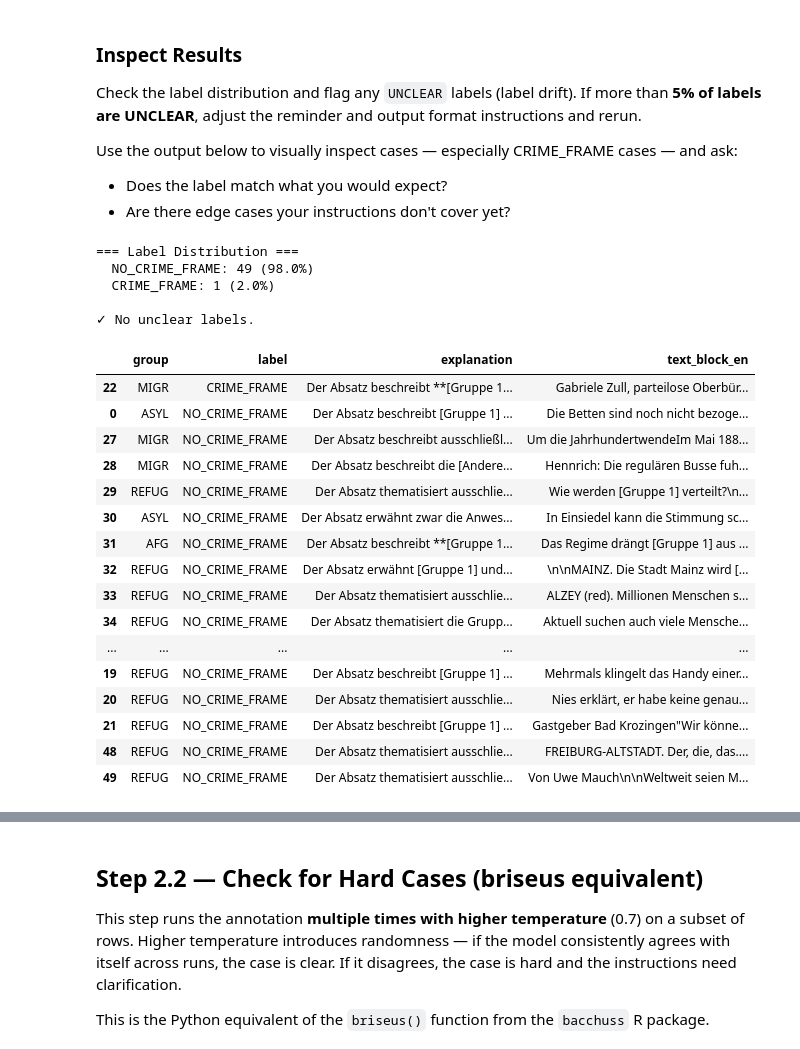
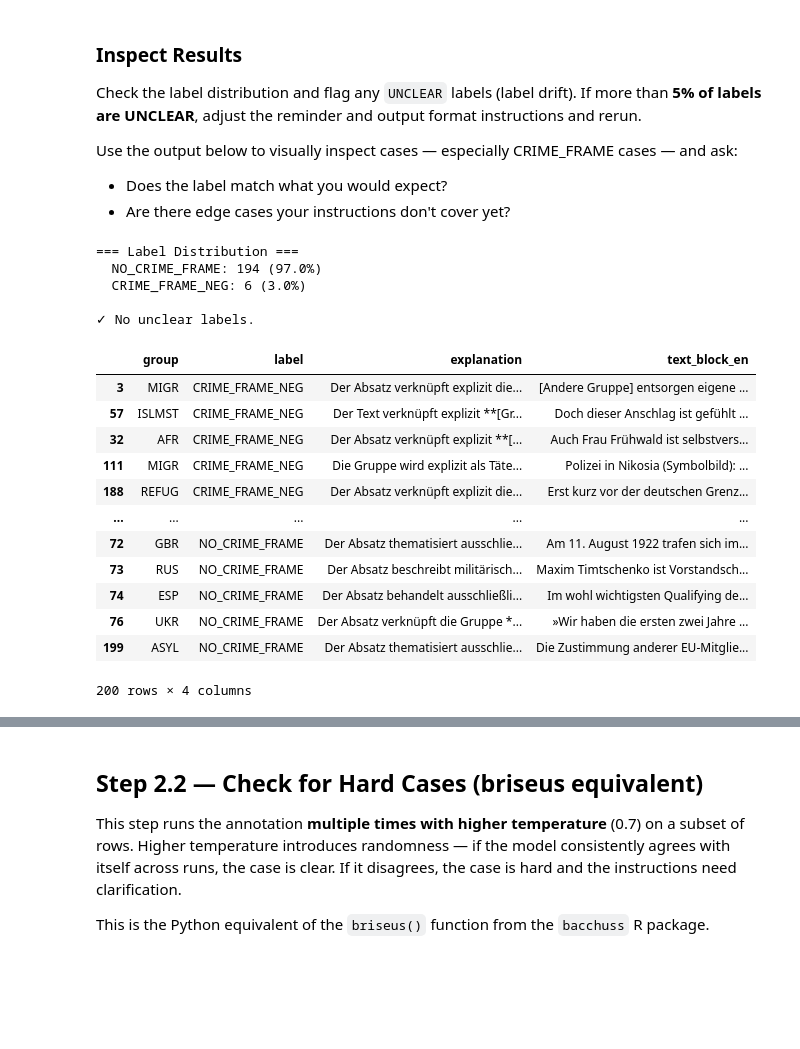
Before and after one commit to marmeepandya/CAC-Project, a Jupyter notebook: framing_annotation_step2.ipynb, the cells around one changed output, grey strips where cells are left out. Drawn from its saved outputs; the diff is of its cells as text; code cells hidden in the pictures; blank space fills up the shorter version.

```diff
--- a/framing_annotation_step2.ipynb
+++ b/framing_annotation_step2.ipynb
@@ -192,7 +232,13 @@ Name: count, dtype: int64
+# %%
+# Sample from the full dataset
+sample_2_1 = df.sample(
+    n=SAMPLE_SIZE_2_1,
+    random_state=RANDOM_SEED
+).reset_index(drop=True)
 # %%
 results_2_1 = []
 
-for i, row in targeted_sample.iterrows():
+for i, row in sample_2_1.iterrows():
     raw = annotate(str(row["text_block"]), instructions, reminder, temperature=0.0)
     label = parse_label(raw)
     explanation = parse_explanation(raw)
@@ -208,12 +254,29 @@ for i, row in targeted_sample.iterrows():
     })
 
     if (i + 1) % 10 == 0:
-        print(f"  [{i+1}/50] done — CRIME_FRAME so far: {sum(1 for r in results_2_1 if r['label'] == 'CRIME_FRAME')}")
+        n_neg = sum(1 for r in results_2_1 if r["label"] == "CRIME_FRAME_NEG")
+        n_pos = sum(1 for r in results_2_1 if r["label"] == "CRIME_FRAME_POS")
+        n_unclear = sum(1 for r in results_2_1 if r["label"] == "UNCLEAR")
+
+        print(
+            f"  [{i+1}/{len(sample_2_1)}] done "
+            f"NEG: {n_neg}, POS: {n_pos}, UNCLEAR: {n_unclear}"
+        )
 
 annotation_2_1 = pd.DataFrame(results_2_1)
-annotation_2_1.to_csv("results/annotation_2_1.csv", index=False)
 
-print(f"\nDone!")
+# Save full Step 2.1 output only
+annotation_2_1.to_csv(OUTPUT_2_1, index=False)
+
+print(f"\nSaved Step 2.1 to {OUTPUT_2_1}")
+print("\nDone!")
 print(annotation_2_1["label"].value_counts())
-print(f"\nCRIME_FRAME rate: {len(annotation_2_1[annotation_2_1['label']=='CRIME_FRAME'])/len(annotation_2_1)*100:.1f}%")
+
+crime_total = annotation_2_1["label"].isin(["CRIME_FRAME_NEG", "CRIME_FRAME_POS"]).sum()
+
+print(f"\nAny CRIME_FRAME rate: {crime_total / len(annotation_2_1) * 100:.1f}%")
+print(f"CRIME_FRAME_NEG rate: {(annotation_2_1['label'] == 'CRIME_FRAME_NEG').mean() * 100:.1f}%")
+print(f"CRIME_FRAME_POS rate: {(annotation_2_1['label'] == 'CRIME_FRAME_POS').mean() * 100:.1f}%")
+print(f"NO_CRIME_FRAME rate: {(annotation_2_1['label'] == 'NO_CRIME_FRAME').mean() * 100:.1f}%")
+print(f"UNCLEAR rate: {(annotation_2_1['label'] == 'UNCLEAR').mean() * 100:.1f}%")
 # %% [output]
@@ -247,39 +314,38 @@ for label, count in annotation_2_1["label"].value_counts().items():
 
 # Flag unclear labels
 unclear = annotation_2_1[annotation_2_1["label"] == "UNCLEAR"]
+
 if len(unclear) > 0:
     pct = len(unclear) / total * 100
     print(f"\nUNCLEAR labels: {len(unclear)} ({pct:.1f}%)")
+
     if pct > 5:
         print("   → More than 5% unclear. Consider adjusting the reminder and output format.")
-    print(unclear[["text_block_en", "raw_output"]].to_string())
 else:
     print("\n✓ No unclear labels.")
 # %% [output]
 === Label Distribution ===
-  NO_CRIME_FRAME: 49 (98.0%)
-  CRIME_FRAME: 1 (2.0%)
+  NO_CRIME_FRAME: 194 (97.0%)
+  CRIME_FRAME_NEG: 6 (3.0%)
 
 ✓ No unclear labels.
 # %%
 # Browse all results — sort by label for easier inspection
-annotation_2_1[["group", "label", "explanation", "text_block_en"]].sort_values("label")
+annotation_2_1[
+    ["group", "label", "explanation", "text_block_en"]
+].sort_values("label")
 # %% [output]
 |  | group | label | explanation | text_block_en |
-| 22 | MIGR | CRIME_FRAME | Der Absatz beschreibt **[Gruppe 1... | Gabriele Zull, parteilose Oberbür... |
-| 0 | ASYL | NO_CRIME_FRAME | Der Absatz beschreibt [Gruppe 1] ... | Die Betten sind noch nicht bezoge... |
-| 27 | MIGR | NO_CRIME_FRAME | Der Absatz beschreibt ausschließl... | Um die JahrhundertwendeIm Mai 188... |
-| 28 | MIGR | NO_CRIME_FRAME | Der Absatz beschreibt die [Andere... | Hennrich: Die regulären Busse fuh... |
-| 29 | REFUG | NO_CRIME_FRAME | Der Absatz thematisiert ausschlie... | Wie werden [Gruppe 1] verteilt?\n... |
-| 30 | ASYL | NO_CRIME_FRAME | Der Absatz erwähnt zwar die Anwes... | In Einsiedel kann die Stimmung sc... |
-| 31 | AFG | NO_CRIME_FRAME | Der Absatz beschreibt **[Gruppe 1... | Das Regime drängt [Gruppe 1] aus ... |
-| 32 | REFUG | NO_CRIME_FRAME | Der Absatz erwähnt [Gruppe 1] und... | \n\nMAINZ. Die Stadt Mainz wird [... |
-| 33 | REFUG | NO_CRIME_FRAME | Der Absatz thematisiert ausschlie... | ALZEY (red). Millionen Menschen s... |
-| 34 | REFUG | NO_CRIME_FRAME | Der Absatz thematisiert die Grupp... | Aktuell suchen auch viele Mensche... |
+| 3 | MIGR | CRIME_FRAME_NEG | Der Absatz verknüpft explizit die... | [Andere Gruppe] entsorgen eigene ... |
+| 57 | ISLMST | CRIME_FRAME_NEG | Der Text verknüpft explizit **[Gr... | Doch dieser Anschlag ist gefühlt ... |
+| 32 | AFR | CRIME_FRAME_NEG | Der Absatz verknüpft explizit **[... | Auch Frau Frühwald ist selbstvers... |
+| 111 | MIGR | CRIME_FRAME_NEG | Die Gruppe wird explizit als Täte... | Polizei in Nikosia (Symbolbild): ... |
+| 188 | REFUG | CRIME_FRAME_NEG | Der Absatz verknüpft explizit die... | Erst kurz vor der deutschen Grenz... |
 | ... | ... | ... | ... | ... |
-| 19 | REFUG | NO_CRIME_FRAME | Der Absatz beschreibt [Gruppe 1] ... | Mehrmals klingelt das Handy einer... |
-| 20 | REFUG | NO_CRIME_FRAME | Der Absatz thematisiert ausschlie... | Nies erklärt, er habe keine genau... |
-| 21 | REFUG | NO_CRIME_FRAME | Der Absatz beschreibt [Gruppe 1] ... | Gastgeber Bad Krozingen"Wir könne... |
-| 48 | REFUG | NO_CRIME_FRAME | Der Absatz thematisiert ausschlie... | FREIBURG-ALTSTADT. Der, die, das.... |
-| 49 | REFUG | NO_CRIME_FRAME | Der Absatz thematisiert ausschlie... | Von Uwe Mauch\n\nWeltweit seien M... |
+| 72 | GBR | NO_CRIME_FRAME | Der Absatz thematisiert ausschlie... | Am 11. August 1922 trafen sich im... |
+| 73 | RUS | NO_CRIME_FRAME | Der Absatz beschreibt militärisch... | Maxim Timtschenko ist Vorstandsch... |
+| 74 | ESP | NO_CRIME_FRAME | Der Absatz behandelt ausschließli... | Im wohl wichtigsten Qualifying de... |
+| 76 | UKR | NO_CRIME_FRAME | Der Absatz verknüpft die Gruppe *... | »Wir haben die ersten zwei Jahre ... |
+| 199 | ASYL | NO_CRIME_FRAME | Der Absatz thematisiert ausschlie... | Die Zustimmung anderer EU-Mitglie... |
+200 rows × 4 columns
 # %%
```
Also changed, not shown: parts of 22 cells of this notebook, 11 other files.
